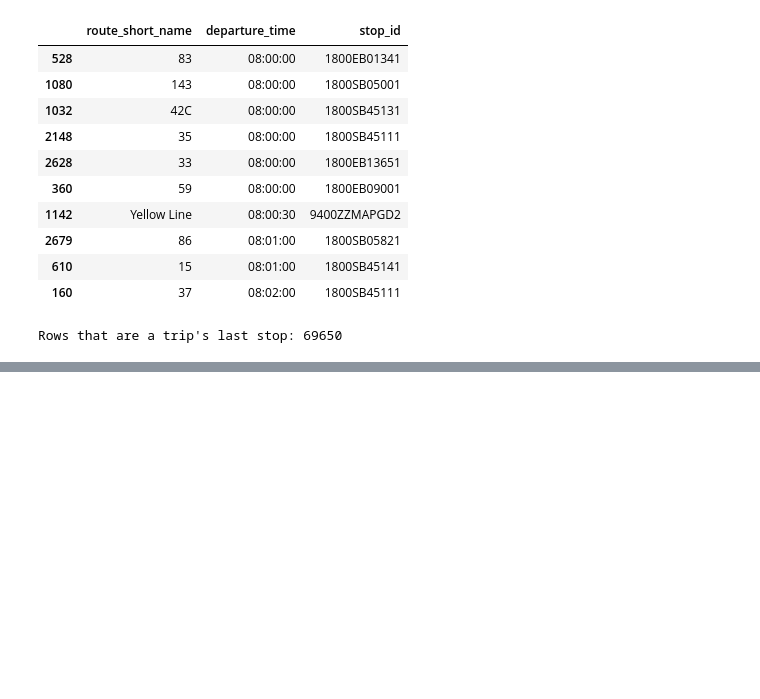
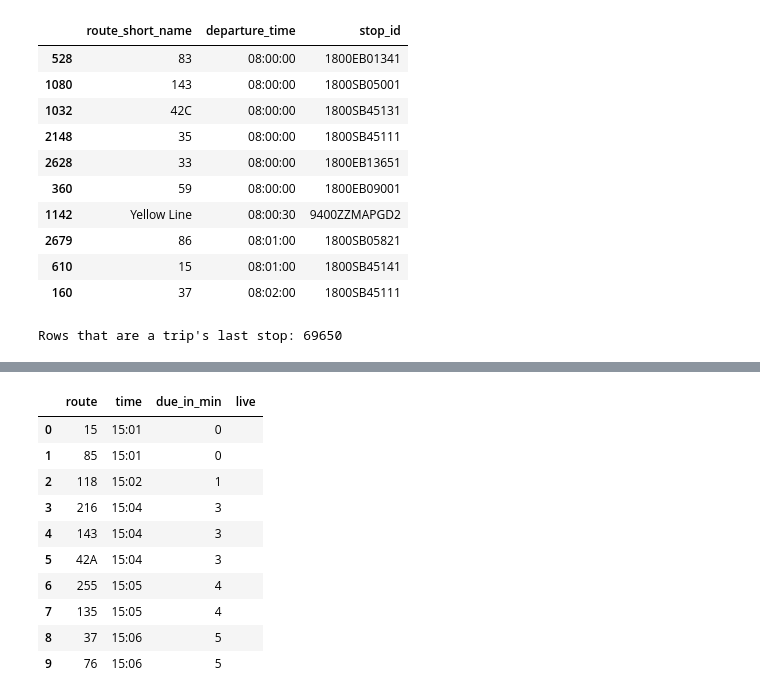
Before and after one commit to kaushaltatkare/manchester-bus-tracker, a Jupyter notebook: notebooks/01_explore_stops.ipynb, the cells around one changed output, grey strips where cells are left out. Saved outputs shown, nothing was run; the diff lists cells and outputs as text; code cells hidden in the pictures; blank space fills up the shorter version.

```diff
--- a/notebooks/01_explore_stops.ipynb
+++ b/notebooks/01_explore_stops.ipynb
@@ -429,0 +569,7 @@ Rows that are a trip's last stop: 69650
+# %%
+before = len(nearest)
+nearest = nearest[nearest["delay_min"].between(-10, 60)]
+
+print("Removed as unreliable:", before - len(nearest))
+print("Buses with a trusted live delay:", len(nearest))
+nearest["delay_min"].describe()
@@ -429,0 +768,57 @@ Rows that are a trip's last stop: 69650
+# %%
+# ===== CELL 3: LIVE DEPARTURE BOARD =====
+def live_departures(stop_name: str, bus_pos: pd.DataFrame, limit: int = 10) -> pd.DataFrame:
+    """Next departures from a stop, using live times where available."""
+    when = datetime.now()
+    now_secs = when.hour * 3600 + when.minute * 60 + when.second
+
+    stop_ids = find_stops(stop_name)["stop_id"]
+    trips_today = gm_trips[gm_trips["service_id"].isin(services_on(when.date()))]
+
+    # Look back 60 min so late buses are still included
+    deps = gm_stop_times[
+        gm_stop_times["stop_id"].isin(stop_ids)
+        & gm_stop_times["trip_id"].isin(trips_today["trip_id"])
+        & (gm_stop_times["departure_secs"] >= now_secs - 3600)
+        & (~gm_stop_times["is_last_stop"])
+    ]
+
+    # Attach live info (buses with no live data get NaN)
+    deps = deps.merge(bus_pos, on="trip_id", how="left")
+
+    # Drop stops the bus has already passed
+    deps = deps[deps["bus_at_seq"].isna() | (deps["stop_sequence"] >= deps["bus_at_seq"])].copy()
+
+    # Real time = scheduled + delay (no live data -> timetable time)
+    deps["live"] = deps["bus_at_seq"].notna()
+    deps["real_secs"] = deps["departure_secs"] + (deps["delay_min"].fillna(0) * 60).round().astype(int)
+    deps = deps[deps["real_secs"] >= now_secs]
+
+    # Bus number: stop_times -> trips -> routes
+    deps = deps.merge(gm_trips[["trip_id", "route_id"]], on="trip_id")
+    deps = deps.merge(gm_routes[["route_id", "route_short_name"]], on="route_id")
+
+    # Soonest first, friendly columns
+    deps = deps.sort_values("real_secs").head(limit)
+    deps["time"] = deps["real_secs"].apply(secs_to_hhmm)
+    deps["due_in_min"] = (deps["real_secs"] - now_secs) // 60
+    deps["live"] = deps["live"].map({True: "📡", False: ""})
+
+    return deps.rename(columns={"route_short_name": "route"})[
+        ["route", "time", "due_in_min", "live"]
+    ].reset_index(drop=True)
+
+
+live_departures("Piccadilly Gardens", bus_pos)
+# %% [output]
+|  | route | time | due_in_min | live |
+| 0 | 15 | 15:01 | 0 |  |
+| 1 | 85 | 15:01 | 0 |  |
+| 2 | 118 | 15:02 | 1 |  |
+| 3 | 216 | 15:04 | 3 |  |
+| 4 | 143 | 15:04 | 3 |  |
+| 5 | 42A | 15:04 | 3 |  |
+| 6 | 255 | 15:05 | 4 |  |
+| 7 | 135 | 15:05 | 4 |  |
+| 8 | 37 | 15:06 | 5 |  |
+| 9 | 76 | 15:06 | 5 |  |
```
Also changed, not shown: parts of 15 cells of this notebook, 1 other file.
